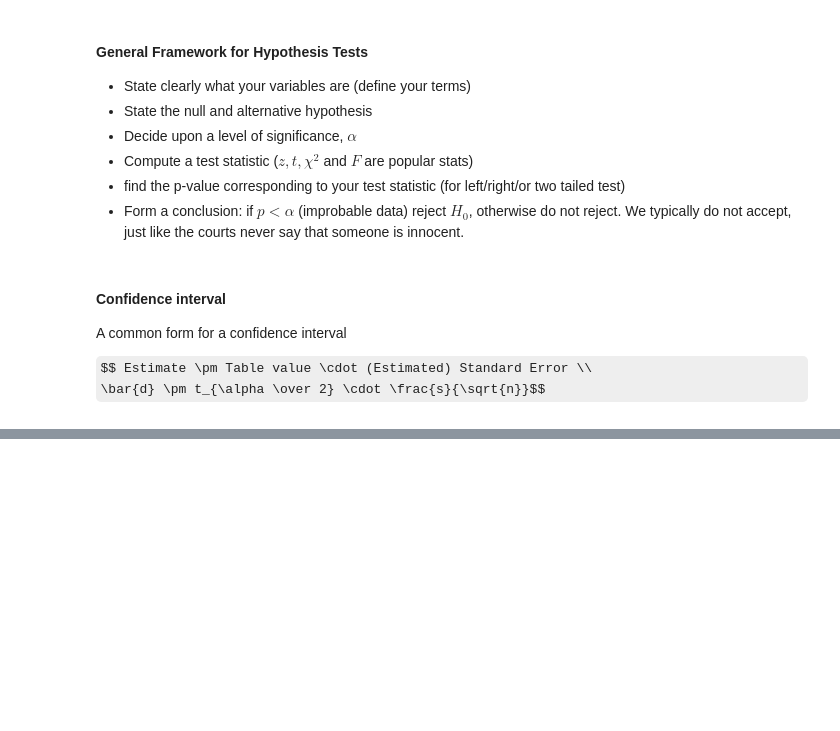
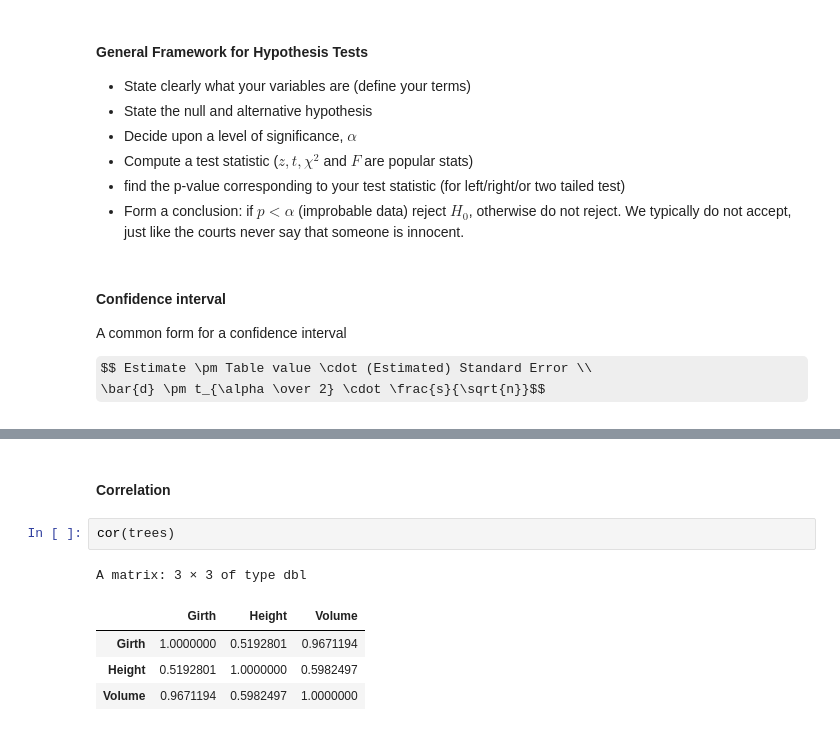
Before and after one commit to anilkunwar/coursera, a Jupyter notebook: SUNY_Practical_Time_Series_Analysis/Basic-statistics.ipynb, the cells around one changed output, grey strips where cells are left out. Saved outputs shown, nothing was run; the diff lists cells and outputs as text; some formulas as TeX source; blank space fills up the shorter version.

```diff
--- a/SUNY_Practical_Time_Series_Analysis/Basic-statistics.ipynb
+++ b/SUNY_Practical_Time_Series_Analysis/Basic-statistics.ipynb
@@ -335,0 +377,10 @@ $$ Estimate \pm Table value \cdot (Estimated) Standard Error \\
+# %% [markdown]
+#### Correlation
+# %%
+cor(trees)
+# %% [output]
+A matrix: 3 × 3 of type dbl
+|  | Girth | Height | Volume |
+| Girth | 1.0000000 | 0.5192801 | 0.9671194 |
+| Height | 0.5192801 | 1.0000000 | 0.5982497 |
+| Volume | 0.9671194 | 0.5982497 | 1.0000000 |
```
Also changed, not shown: parts of 10 cells of this notebook, 1 other file.
